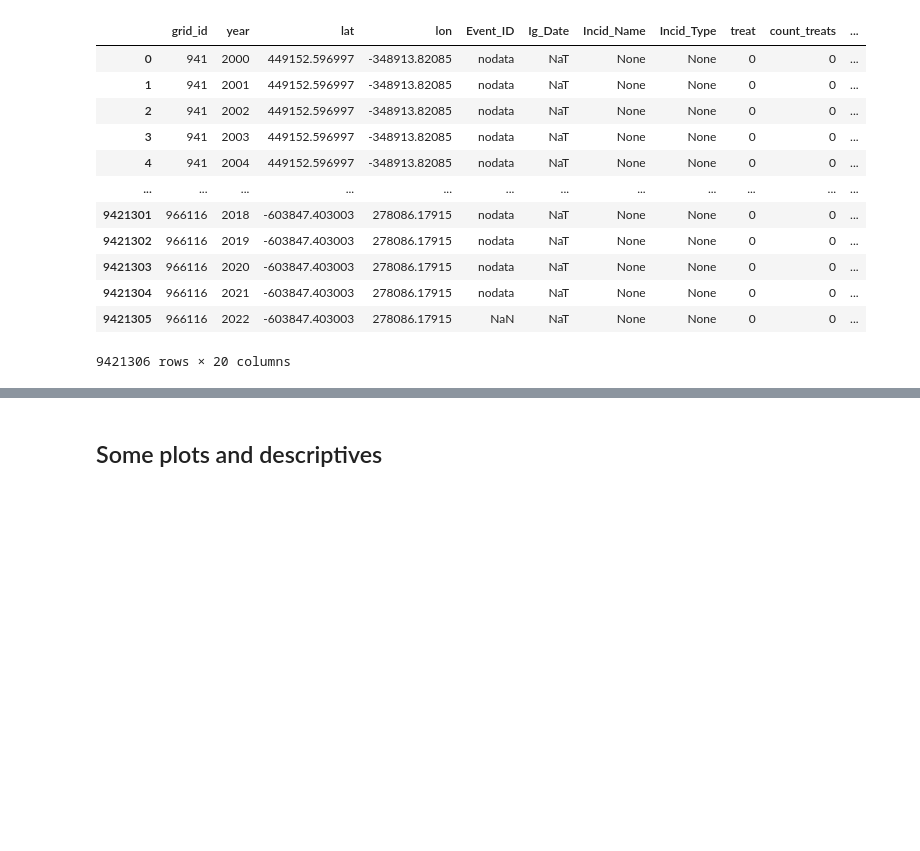
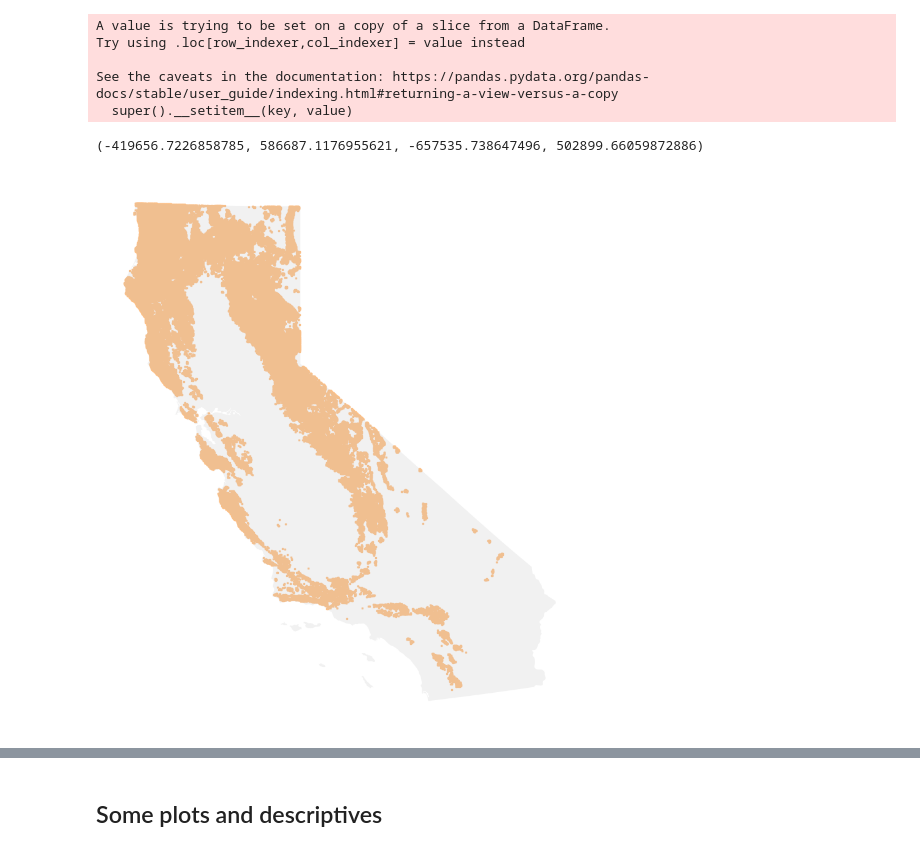
Before and after one commit to echolab-stanford/prescribed_fires, a Jupyter notebook: analysis/plots.ipynb, the cells around one changed output, grey strips where cells are left out. Cells and saved outputs as stored; diff of their text form; code cells hidden in the pictures; blank space fills up the shorter version.

```diff
--- a/analysis/analysis.ipynb
+++ b/analysis/plots.ipynb
@@ -282,21 +8,55 @@ wildfires[wildfires.grid_id == 186980]
-# %%
-# Assume no observed in land is a zero!
-wildfires.frp = wildfires.frp.fillna(0)
-wildfires.dnbr = wildfires.dnbr.fillna(0)
-wildfires.first_frp = wildfires.first_frp.fillna(0)
-wildfires.first_dnbr = wildfires.first_dnbr.fillna(0)
-wildfires
-# %% [output]
-|  | grid_id | year | lat | lon | Event_ID | Ig_Date | Incid_Name | Incid_Type | treat | count_treats | ... |
-| 0 | 941 | 2000 | 449152.596997 | -348913.82085 | nodata | NaT | None | None | 0 | 0 | ... |
-| 1 | 941 | 2001 | 449152.596997 | -348913.82085 | nodata | NaT | None | None | 0 | 0 | ... |
-| 2 | 941 | 2002 | 449152.596997 | -348913.82085 | nodata | NaT | None | None | 0 | 0 | ... |
-| 3 | 941 | 2003 | 449152.596997 | -348913.82085 | nodata | NaT | None | None | 0 | 0 | ... |
-| 4 | 941 | 2004 | 449152.596997 | -348913.82085 | nodata | NaT | None | None | 0 | 0 | ... |
-| ... | ... | ... | ... | ... | ... | ... | ... | ... | ... | ... | ... |
-| 9421301 | 966116 | 2018 | -603847.403003 | 278086.17915 | nodata | NaT | None | None | 0 | 0 | ... |
-| 9421302 | 966116 | 2019 | -603847.403003 | 278086.17915 | nodata | NaT | None | None | 0 | 0 | ... |
-| 9421303 | 966116 | 2020 | -603847.403003 | 278086.17915 | nodata | NaT | None | None | 0 | 0 | ... |
-| 9421304 | 966116 | 2021 | -603847.403003 | 278086.17915 | nodata | NaT | None | None | 0 | 0 | ... |
-| 9421305 | 966116 | 2022 | -603847.403003 | 278086.17915 | NaN | NaT | None | None | 0 | 0 | ... |
-9421306 rows × 20 columns
+# %%
+template = (
+    prepare_template("/mnt/sherlock/oak/prescribed_data/geoms/templates/template.tif")
+    .groupby("grid_id")
+    .first()
+)
+
+# Load MTBS data
+mtbs = gpd.read_file(
+    "/mnt/sherlock/oak/prescribed_data/geoms/mtbs_perims_DD_updated/mtbs_perims_DD.shp"
+).to_crs(epsg=3310)
+mtbs_ca = mtbs[mtbs.Event_ID.str.startswith("CA")]
+
+# Transform date into a datetime object
+mtbs_ca["Ig_Date"] = pd.to_datetime(mtbs_ca["Ig_Date"])
+mtbs_ca["year"] = mtbs_ca["Ig_Date"].dt.year
+
+# Load California boundaries
+ca = gpd.read_file(
+    "/mnt/sherlock/oak/prescribed_data/geoms/california_geom/datacalifornia_geom.shp"
+).to_crs("3310")
+
+# Load landtypes
+land_type = pd.read_feather(
+    "/mnt/sherlock/oak/prescribed_data/processed/land_type/land_type.feather"
+)
+
+# Transform to a GeoDataFrame
+land_type = gpd.GeoDataFrame(
+    land_type,
+    geometry=gpd.points_from_xy(land_type.lon, land_type.lat),
+    crs="EPSG:3310",
+)
+# %% [output]
+A value is trying to be set on a copy of a slice from a DataFrame.
+Try using .loc[row_indexer,col_indexer] = value instead
+
+See the caveats in the documentation: https://pandas.pydata.org/pandas-docs/stable/user_guide/indexing.html#returning-a-view-versus-a-copy
+  super().__setitem__(key, value)
+# %%
+fig, ax = plt.subplots(figsize=(10, 15))
+land_type[land_type.land_type == 2.0].plot(
+ax=ax, marker=",", markersize=0.6, color="#fdc086")
+
+ca.plot(ax=ax, color="#bdbdbd", alpha=0.2)
+
+# # Remove the axis labels and lines
+ax.set_xticklabels([])
+ax.set_yticklabels([])
+ax.set_xticks([])
+ax.set_yticks([])
+ax.axis("off")
+# %% [output]
+(-419656.7226858785, 586687.1176955621, -657535.738647496, 502899.66059872886)
+[figure, added]
```
Also changed, not shown: parts of 28 cells of this notebook, 2 other files.
